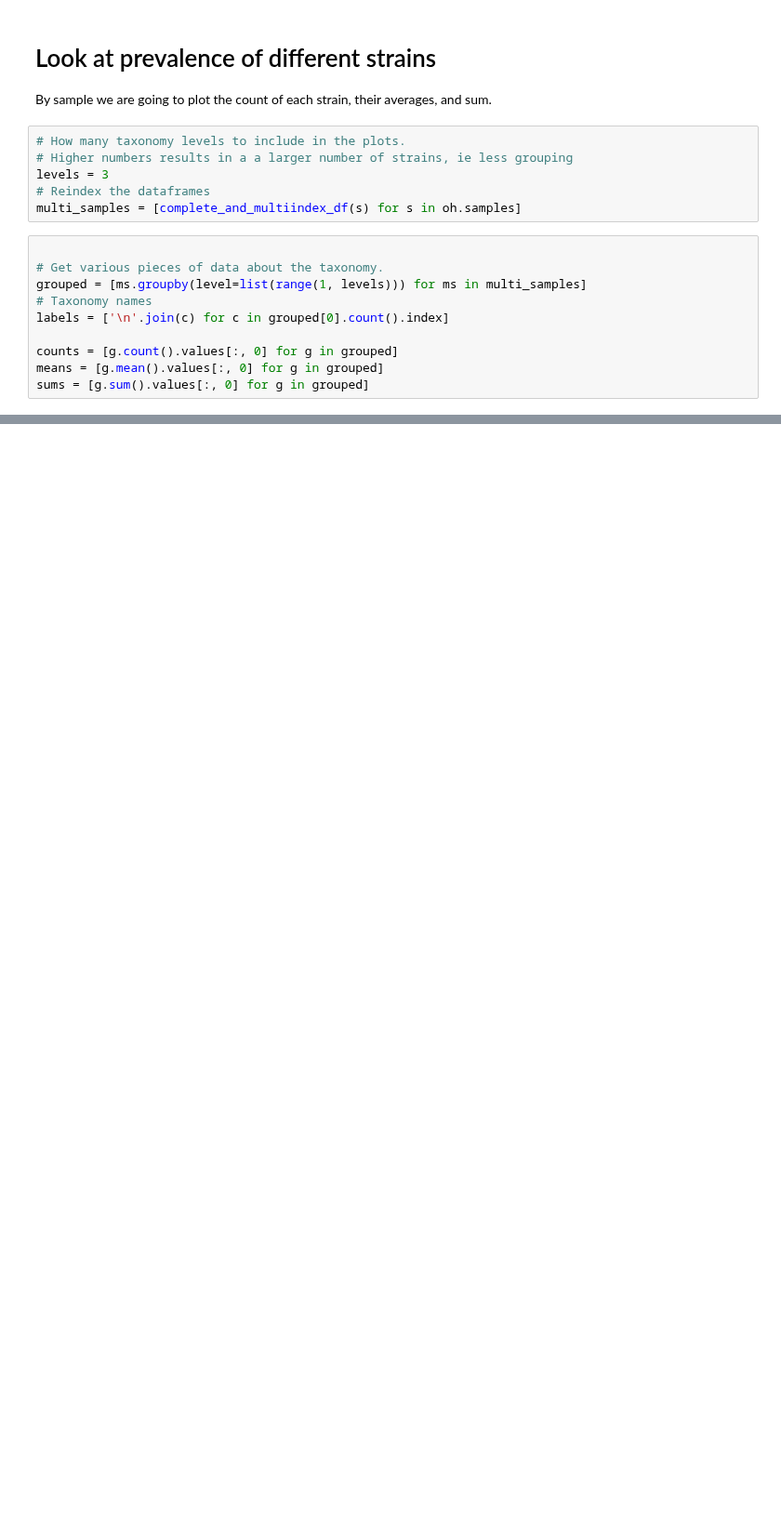
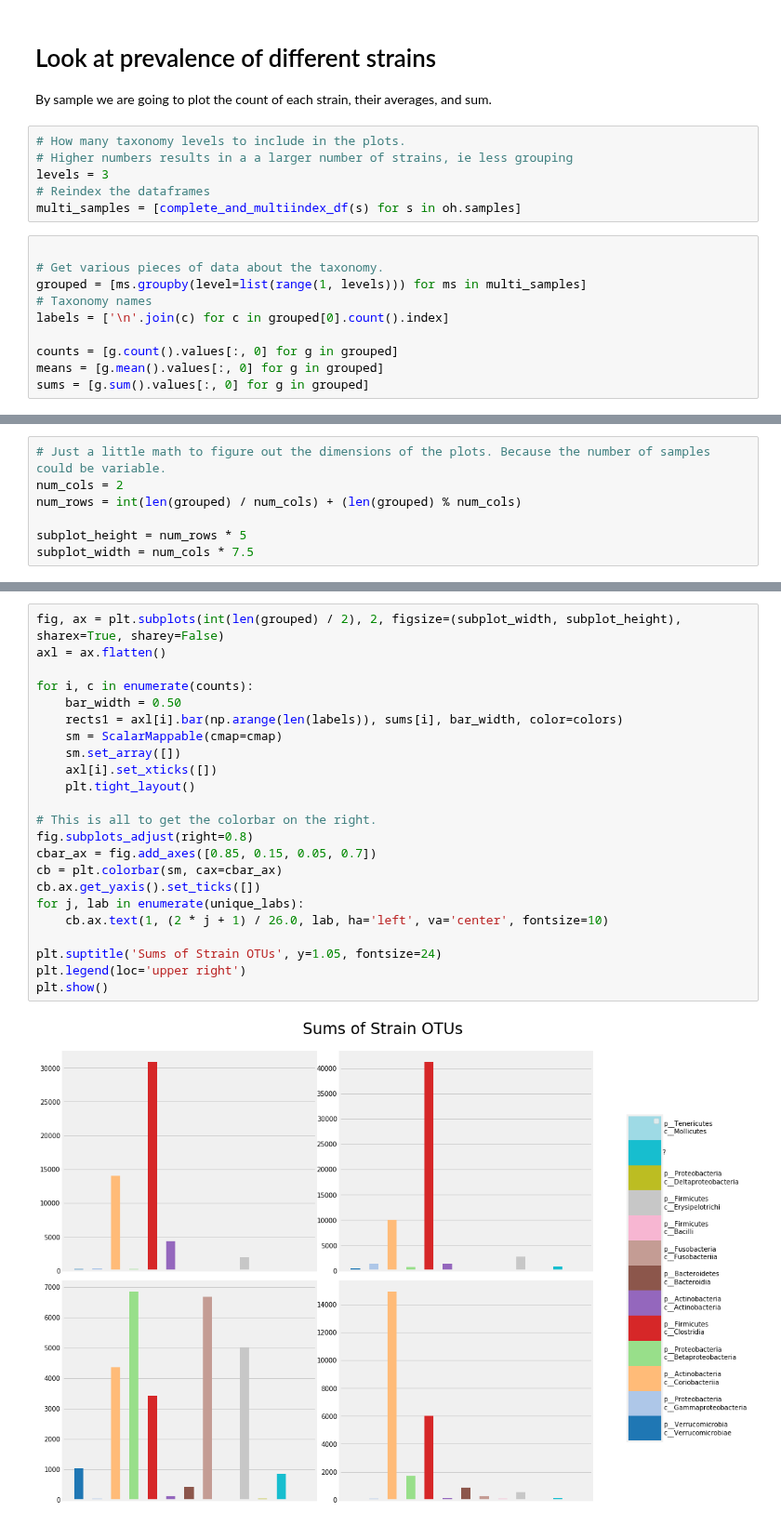
Before and after one commit to michaelwiest/microbiome-rnn, a Jupyter notebook: notebooks/Input Analysis.ipynb, the cells around one changed output, grey strips where cells are left out. Shown at 93% size. Drawn from its saved outputs; the diff is of its cells as text; blank space fills up the shorter version.

```diff
--- a/notebooks/Input Analysis.ipynb
+++ b/notebooks/Input Analysis.ipynb
@@ -148,0 +137,7 @@ plt.show()
+# %%
+# Just a little math to figure out the dimensions of the plots. Because the number of samples could be variable.
+num_cols = 2
+num_rows = int(len(grouped) / num_cols) + (len(grouped) % num_cols)
+
+subplot_height = num_rows * 5
+subplot_width = num_cols * 7.5
@@ -148,0 +187,25 @@ plt.show()
+# %%
+fig, ax = plt.subplots(int(len(grouped) / 2), 2, figsize=(subplot_width, subplot_height), sharex=True, sharey=False)
+axl = ax.flatten()
+
+for i, c in enumerate(counts):
+    bar_width = 0.50
+    rects1 = axl[i].bar(np.arange(len(labels)), sums[i], bar_width, color=colors)
+    sm = ScalarMappable(cmap=cmap)
+    sm.set_array([])
+    axl[i].set_xticks([])
+    plt.tight_layout()
+
+# This is all to get the colorbar on the right.
+fig.subplots_adjust(right=0.8)
+cbar_ax = fig.add_axes([0.85, 0.15, 0.05, 0.7])
+cb = plt.colorbar(sm, cax=cbar_ax)
+cb.ax.get_yaxis().set_ticks([])
+for j, lab in enumerate(unique_labs):
+    cb.ax.text(1, (2 * j + 1) / 26.0, lab, ha='left', va='center', fontsize=10)
+
+plt.suptitle('Sums of Strain OTUs', y=1.05, fontsize=24)
+plt.legend(loc='upper right')
+plt.show()
+# %% [output]
+[figure, added]
```
Also changed, not shown: parts of 5 cells of this notebook.
